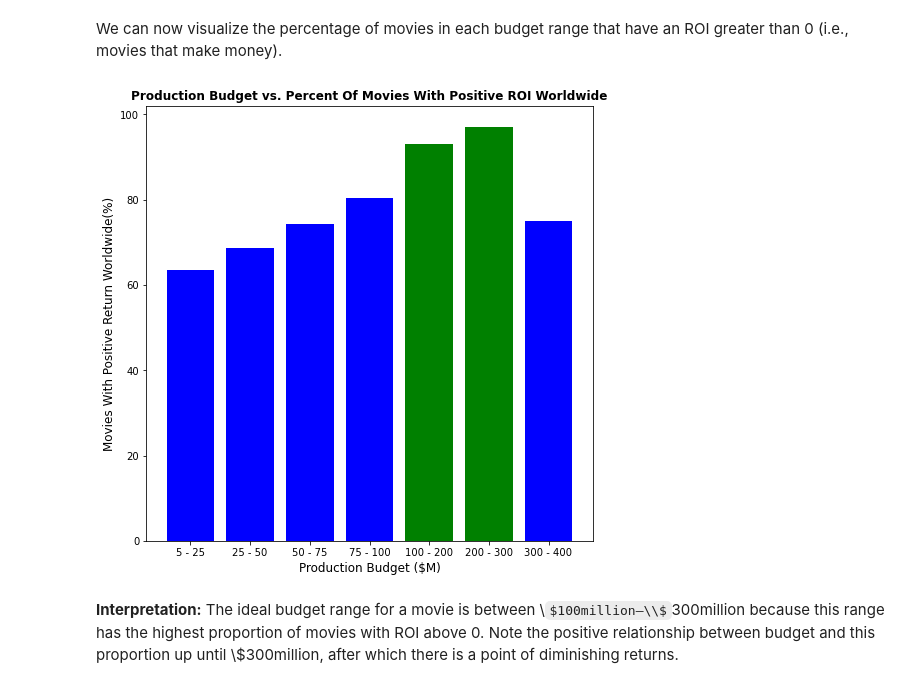
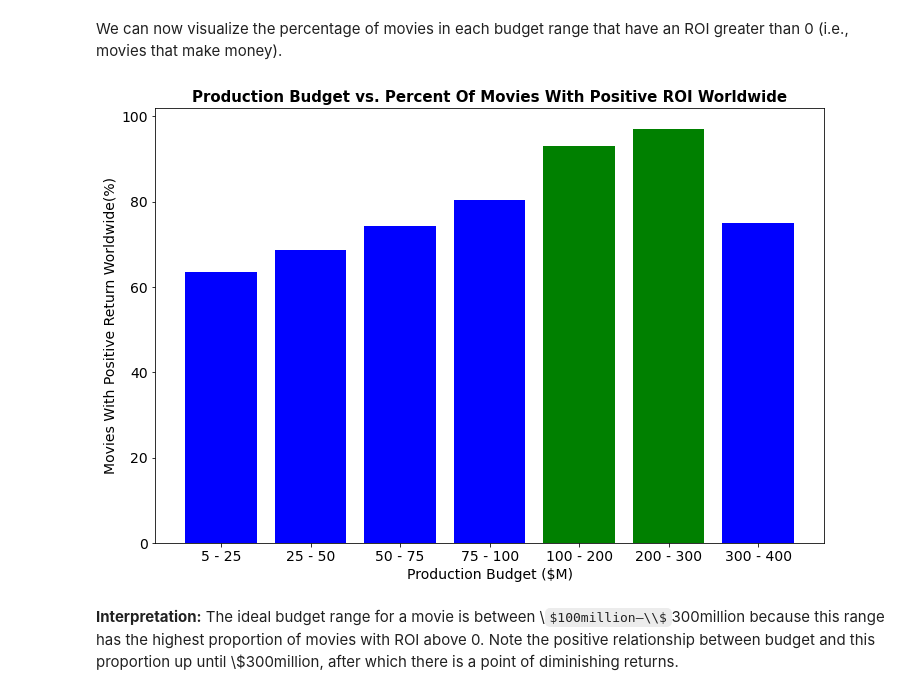
Before and after one commit to jmarkowi/Microsoft-Studios-Analysis, a Jupyter notebook: microsoft_movie_needs_analysis.ipynb, the cells around one changed output. Drawn from its saved outputs; the diff is of its cells as text; code cells hidden in the pictures; some formulas as TeX source.

```diff
--- a/microsoft_movie_needs_analysis.ipynb
+++ b/microsoft_movie_needs_analysis.ipynb
@@ -37,5 +37,6 @@ The dates are `strings`, so we add a `'release_year'` column with the year as `i
 # %%
 movie_budgets['release_year'] = movie_budgets['release_date'].map(lambda x: int(x[-4:]))
+movie_budgets['month'] = movie_budgets['release_date'].map(lambda x: datetime.datetime.strptime(x, "%b %d, %Y").month)
 movie_budgets.drop('id', axis=1, inplace=True)
 # %% [markdown]
 All financial datapoints are also given as `strings`, so we convert to `ints`, then add columns for profit and ROI, both domestic and worldwide.
@@ -134,24 +135,24 @@ def bucket_percentages(buckets):
 # %% [markdown]
 We can now visualize the percentage of movies in each budget range that have an ROI greater than 0 (i.e., movies that make money).
 # %%
-fig, ax = plt.subplots(figsize=(8,8))
+fig, ax = plt.subplots(figsize=(12,8))
 
 x = [('5 - 25'), ('25 - 50'), ('50 - 75'), ('75 - 100'), ('100 - 200'), ('200 - 300'), ('300 - 400')]
 
 h = bucket_percentages(buckets_list)
 
 ax.bar(x, h, color=['blue', 'blue', 'blue', 'blue', 'green', 'green', 'blue']);
 
 ax.set_title('Production Budget vs. Percent Of Movies With Positive ROI Worldwide',
-             {'fontsize':12, 'fontweight':'bold'})
-ax.set_xlabel('Production Budget ($M)', fontsize = 12)
-ax.set_ylabel('Movies With Positive Return Worldwide(%)', fontsize = 12)
+             {'fontsize':15, 'fontweight':'bold'})
+ax.set_xlabel('Production Budget ($M)', fontsize = 14)
+ax.set_ylabel('Movies With Positive Return Worldwide(%)', fontsize = 14)
 
 plt.savefig('budget_and_positive_roi.png')
-plt.rc('xtick', labelsize=10)
-plt.rc('ytick', labelsize=10);
+plt.rc('xtick', labelsize=14)
+plt.rc('ytick', labelsize=14);
 # %% [output]
-[figure, old version]
+[figure, new version]
 # %% [markdown]
 **Interpretation:**
 The ideal budget range for a movie is between \\$100million–\\$300million because this range has the highest proportion of movies with ROI above 0. Note the positive relationship between budget and this proportion up until \\$300million, after which there is a point of diminishing returns.
```
Also changed, not shown: parts of 23 cells of this notebook, 1 other file.
